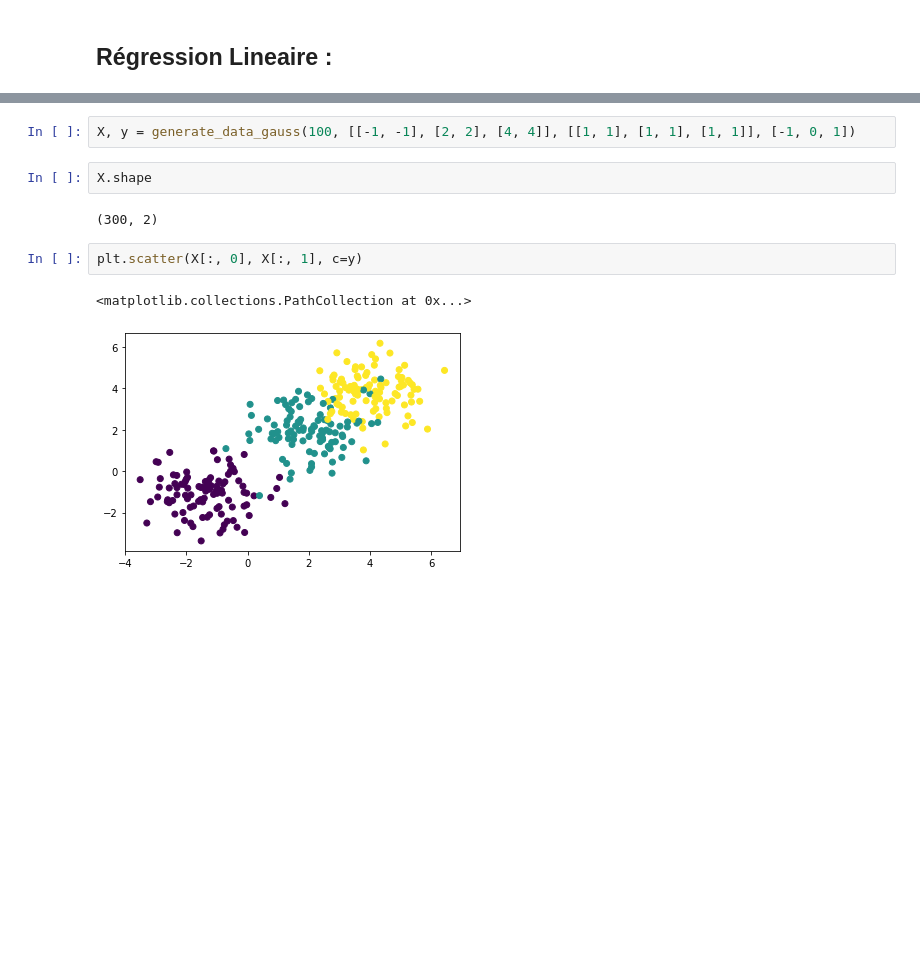
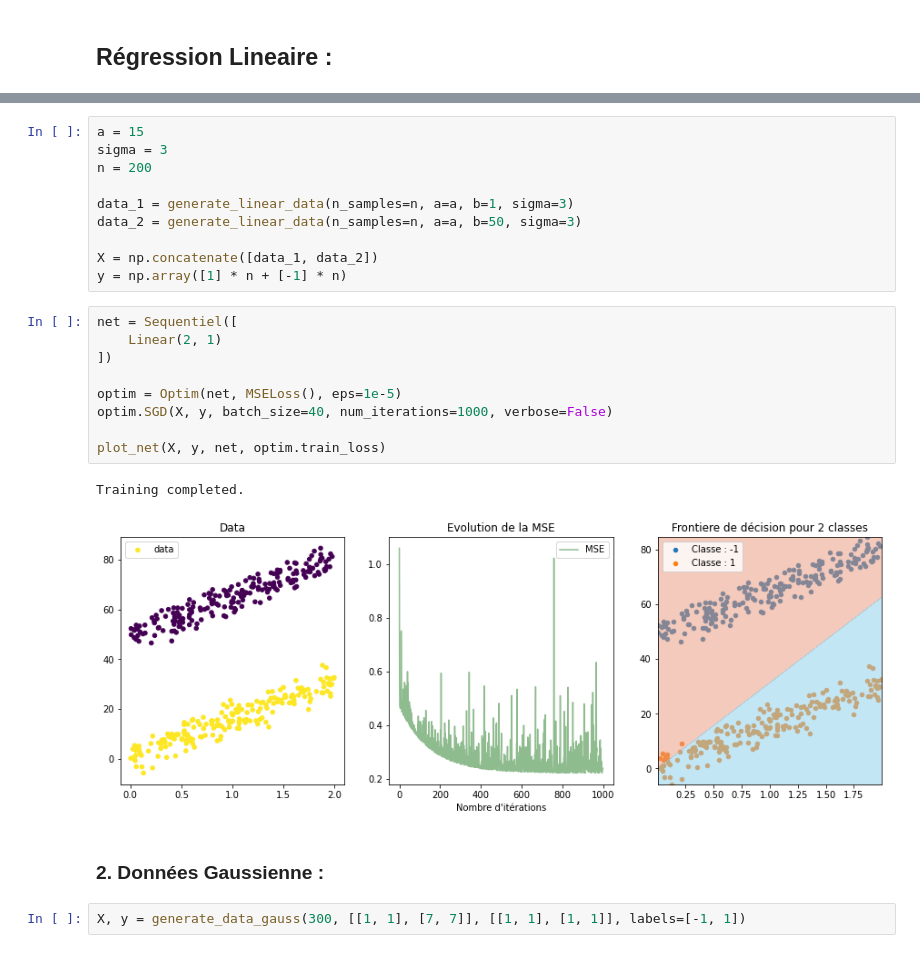
Before and after one commit to Amayas29/neural-networks, a Jupyter notebook: experimentations/linear.ipynb, the cells around one changed output, grey strips where cells are left out. Cells and saved outputs as stored; diff of their text form; blank space fills up the shorter version.

```diff
--- a/experimentations/linear.ipynb
+++ b/experimentations/linear.ipynb
@@ -130,11 +42,26 @@ from utils.generation import generate_data_gauss, generate_data_outliers, genera
+# %%
+a = 15
+sigma = 3
+n = 200
+
+data_1 = generate_linear_data(n_samples=n, a=a, b=1, sigma=3)
+data_2 = generate_linear_data(n_samples=n, a=a, b=50, sigma=3)
+
+X = np.concatenate([data_1, data_2])
+y = np.array([1] * n + [-1] * n)
+# %%
+net = Sequentiel([
+    Linear(2, 1)
+])
+
+optim = Optim(net, MSELoss(), eps=1e-5)
+optim.SGD(X, y, batch_size=40, num_iterations=1000, verbose=False)
+
+plot_net(X, y, net, optim.train_loss)
+# %% [output]
+Training completed.
+[figure, added]
+# %% [markdown]
+### 2. Données Gaussienne :
 # %%
-X, y = generate_data_gauss(100, [[-1, -1], [2, 2], [4, 4]], [[1, 1], [1, 1], [1, 1]], [-1, 0, 1])
+X, y = generate_data_gauss(300, [[1, 1], [7, 7]], [[1, 1], [1, 1]], labels=[-1, 1])
-# %%
-X.shape
-# %% [output]
-(300, 2)
-# %%
-plt.scatter(X[:, 0], X[:, 1], c=y)
-# %% [output]
-<matplotlib.collections.PathCollection at 0x...>
-[figure, removed]
```
Also changed, not shown: parts of 20 cells of this notebook, 8 other files.
